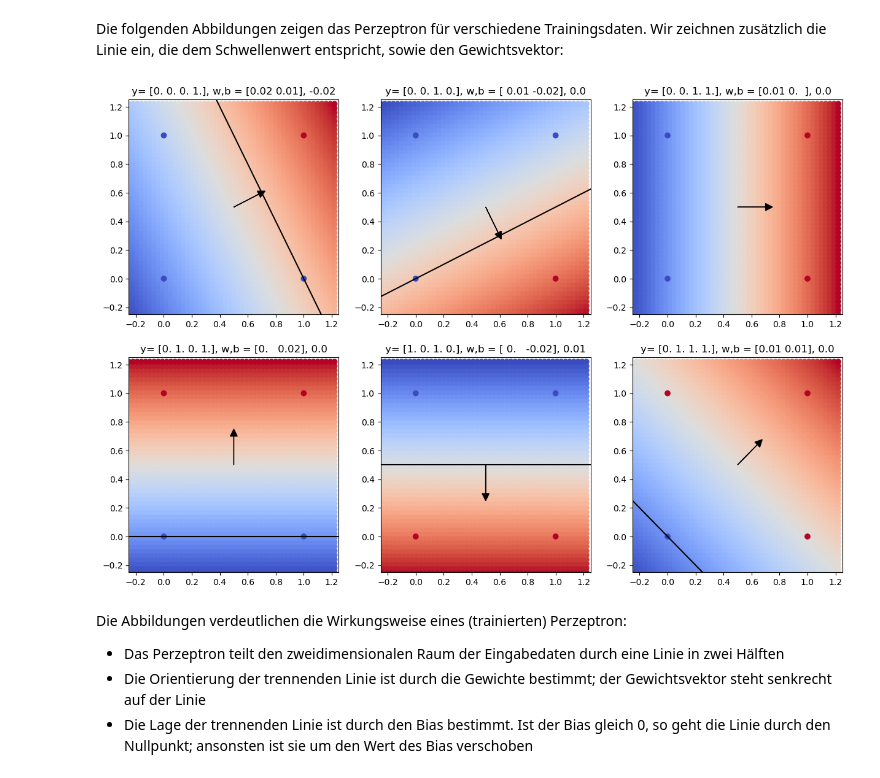
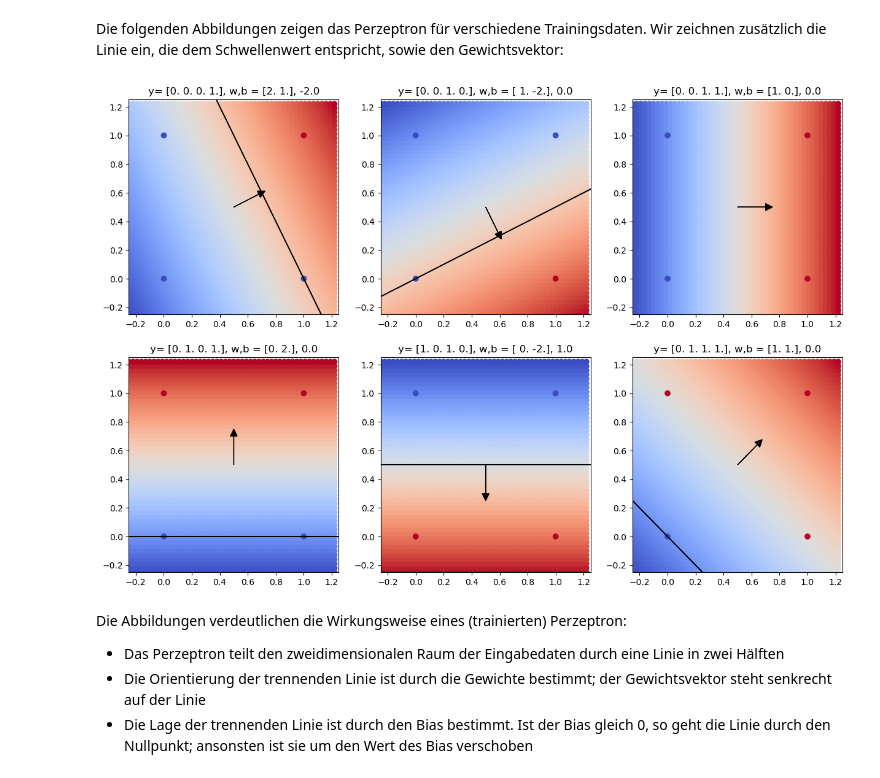
Before and after one commit to infaktum/DL1, a Jupyter notebook: Kurs/03_Die Geometrie des Perzeptron.ipynb, the cells around one changed output. Saved outputs shown, nothing was run; the diff lists cells and outputs as text; code cells hidden in the pictures.

```diff
--- a/Kurs/03_Die Geometrie des Perzeptron.ipynb
+++ b/Kurs/03_Die Geometrie des Perzeptron.ipynb
@@ -30,18 +28,18 @@ class Perzeptron():
     def predict(self,x):
         return 1 if self.forward(x) > 0 else 0
 
-    def fit(self,x_train,y_train,epsilon=0.01,iter=100):
+    def fit(self,x_train,y_train,iter=100):
         for _ in range(iter):
             for x,y in zip(x_train, y_train):
-                self.hebb(x,y,epsilon)
+                self.hebb(x,y)
 
     def forward(self, x):
         return np.sum(self.w * x) + self.b
 
-    def hebb(self,x,y,epsilon):
+    def hebb(self,x,y):
         o = self.predict(x)
-        self.w += epsilon * (y - o) * x
-        self.b += epsilon * (y - o)
+        self.w += (y - o) * x
+        self.b += (y - o)
 
     def score(self, x, y):
         return np.sum([self.predict(x) == y]) / len(x)
@@ -123,36 +119,36 @@ def plot_dots(p,X):
 
     dots = [255 * p.predict(x) for x in X]
     plt.scatter(X[:,0],X[:,1],cmap=cm.coolwarm, c = dots);
 
-def plot(Y):
+def plot_perceptron(Y):
     X = np.array([[0,0],[0,1],[1,0],[1,1]],dtype=float)
     plt.figure(figsize=(15,10))
     x1_start = x2_start = -0.25
     x1_end = x2_end = 1.25
     density = 0.03
     input = np.array([[x1,x2] for x1 in np.arange(x1_start,x1_end,density) for x2 in np.arange(x2_start,x2_end,density)])
 
     for n,y in enumerate(Y):
         p = Perzeptron(2)
         p.fit(X,y)
 
         ax = plt.subplot(2,3,n+1)
         ax.axis([x1_start,x1_end,x1_start,x1_end])
         plt.title(f'y= {y}, w,b = {p.w}, {p.b}')
 
         colors = [p.forward(x) * 255 for x in input]
         plt.scatter(input[:,0],input[:,1],cmap=cm.coolwarm,c=colors);
 
         plot_dots(p,X)
         plot_separator(x1_start,x1_end,p.w,p.b)
         plot_weights(p.w)
 
 
 ys = np.array([ [0,0,0,1],[0,0,1,0],[0,0,1,1],[0,1,0,1],[1,0,1,0],[0,1,1,1] ],dtype = float)
 #ys = np.array( [[0,0,0,1]],dtype=float)
-plot(ys)   ;
+plot_perceptron(ys)   ;
 # %% [output]
-[figure, old version]
+[figure, new version]
 # %% [markdown]
 Die Abbildungen verdeutlichen die Wirkungsweise eines (trainierten) Perzeptron:
 
```
Also changed, not shown: parts of 6 cells of this notebook, 7 other files.
